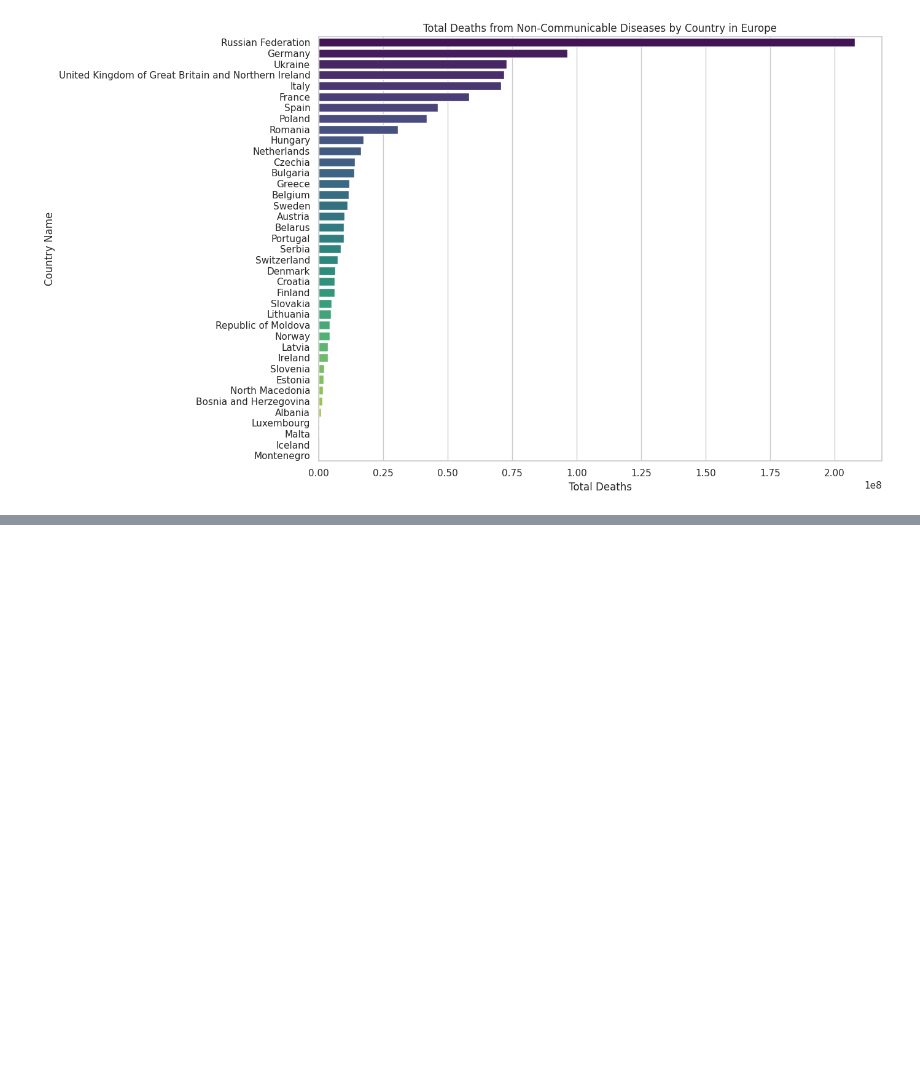
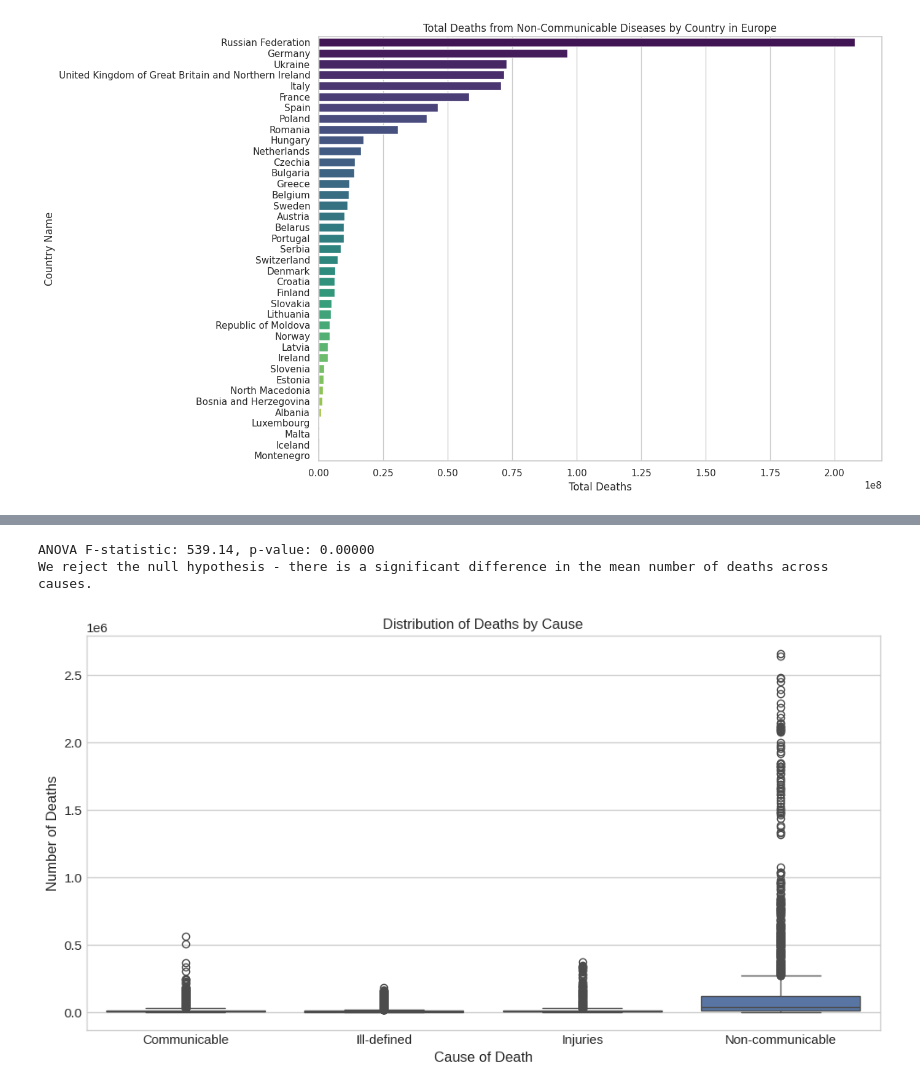
Before and after one commit to CEJ-Ezenezi/Global-Mortality-Analysis, a Jupyter notebook: global_mortality_patterns.ipynb, the cells around one changed output, grey strips where cells are left out. Drawn from its saved outputs; the diff is of its cells as text; code cells hidden in the pictures; blank space fills up the shorter version.

Commit message:
further analysis using ANOVA

```diff
--- a/global_mortality_patterns.ipynb
+++ b/global_mortality_patterns.ipynb
@@ -625,0 +541,44 @@ plt.show()
+# %%
+import pandas as pd
+from scipy import stats
+import seaborn as sns
+import matplotlib.pyplot as plt
+
+# Assuming df is your DataFrame
+
+# Prepare the data for ANOVA
+# Assume columns 'Number_com', 'Number_ill', 'Number', 'Number_noncom' correspond to communicable, ill-defined, injuries, and non-communicable respectively
+
+# We'll create a long-format DataFrame suitable for ANOVA and plotting
+long_format_df = pd.DataFrame({
+    'Cause of Death': ['Communicable']*len(filtered_data) + ['Ill-defined']*len(filtered_data) + ['Injuries']*len(filtered_data) + ['Non-communicable']*len(filtered_data),
+    'Deaths': pd.concat([filtered_data['Number_com'], filtered_data['Number_ill'], filtered_data['Number'], filtered_data['Number_noncom']])
+})
+
+# Performing ANOVA
+anova_result = stats.f_oneway(
+    filtered_data['Number_com'].dropna(),
+    filtered_data['Number_ill'].dropna(),
+    filtered_data['Number'].dropna(),
+    filtered_data['Number_noncom'].dropna()
+)
+
+print(f"ANOVA F-statistic: {anova_result.statistic:.2f}, p-value: {anova_result.pvalue:.5f}")
+
+# Interpreting results
+if anova_result.pvalue < 0.05:
+    print("We reject the null hypothesis - there is a significant difference in the mean number of deaths across causes.")
+else:
+    print("We do not reject the null hypothesis - there is no significant difference in the mean number of deaths across causes.")
+
+# Boxplot for visualization
+plt.figure(figsize=(12, 6))
+sns.boxplot(x='Cause of Death', y='Deaths', data=long_format_df)
+plt.title('Distribution of Deaths by Cause')
+plt.xlabel('Cause of Death')
+plt.ylabel('Number of Deaths')
+plt.show()
+# %% [output]
+ANOVA F-statistic: 539.14, p-value: 0.00000
+We reject the null hypothesis - there is a significant difference in the mean number of deaths across causes.
+[figure, added]
```
Also changed, not shown: parts of 17 cells of this notebook.
